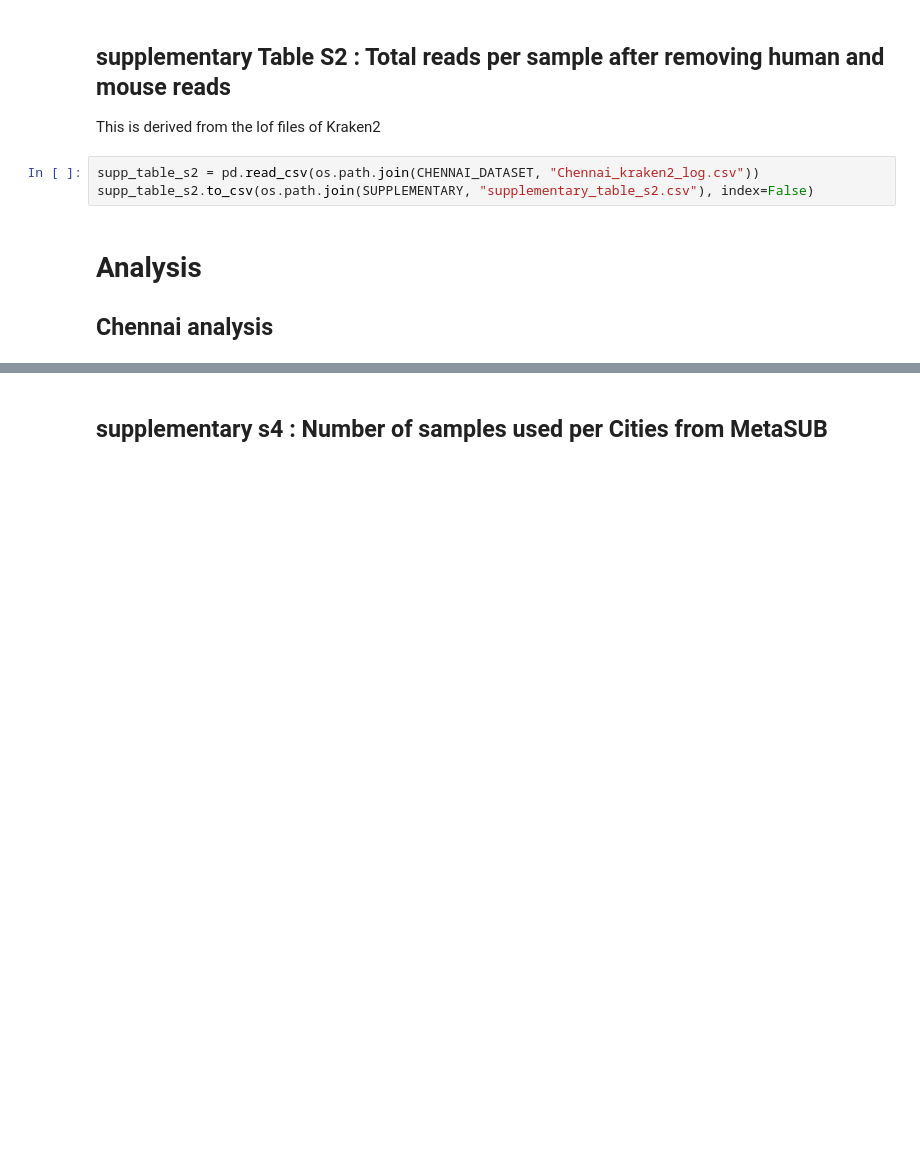
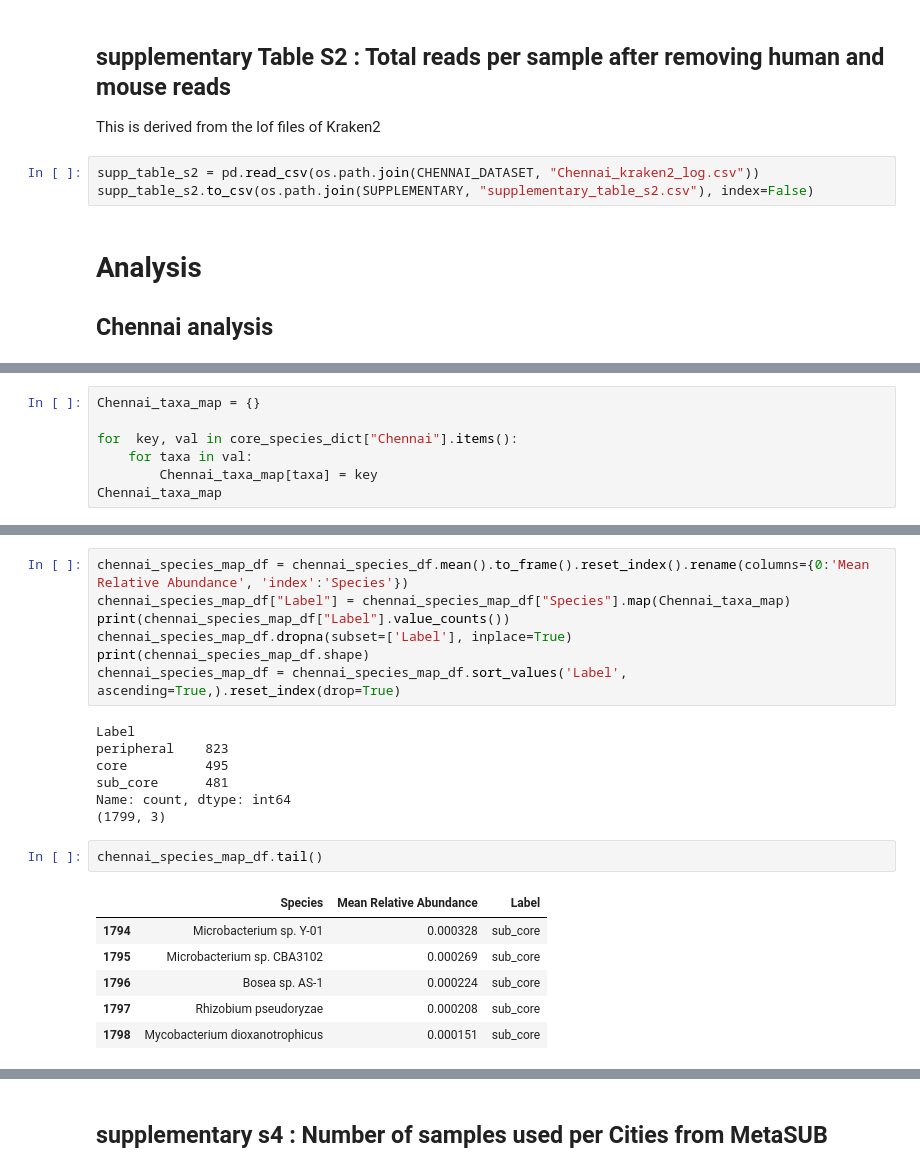
Before and after one commit to IBSE-IITM/MetaSUB-CMRL, a Jupyter notebook: code/microbial_signatures_analysis.ipynb, the cells around one changed output, grey strips where cells are left out. Cells and saved outputs as stored; diff of their text form; blank space fills up the shorter version.

```diff
--- a/code/microbial_signatures_analysis.ipynb
+++ b/code/microbial_signatures_analysis.ipynb
@@ -289,0 +301,7 @@ Iterate through each cities
+# %%
+Chennai_taxa_map = {}
+
+for  key, val in core_species_dict["Chennai"].items():
+    for taxa in val:
+        Chennai_taxa_map[taxa] = key
+Chennai_taxa_map
@@ -289,0 +326,23 @@ Iterate through each cities
+# %%
+chennai_species_map_df = chennai_species_df.mean().to_frame().reset_index().rename(columns={0:'Mean Relative Abundance', 'index':'Species'})
+chennai_species_map_df["Label"] = chennai_species_map_df["Species"].map(Chennai_taxa_map)
+print(chennai_species_map_df["Label"].value_counts())
+chennai_species_map_df.dropna(subset=['Label'], inplace=True)
+print(chennai_species_map_df.shape)
+chennai_species_map_df = chennai_species_map_df.sort_values('Label', ascending=True,).reset_index(drop=True)
+# %% [output]
+Label
+peripheral    823
+core          495
+sub_core      481
+Name: count, dtype: int64
+(1799, 3)
+# %%
+chennai_species_map_df.tail()
+# %% [output]
+|  | Species | Mean Relative Abundance | Label |
+| 1794 | Microbacterium sp. Y-01 | 0.000328 | sub_core |
+| 1795 | Microbacterium sp. CBA3102 | 0.000269 | sub_core |
+| 1796 | Bosea sp. AS-1 | 0.000224 | sub_core |
+| 1797 | Rhizobium pseudoryzae | 0.000208 | sub_core |
+| 1798 | Mycobacterium dioxanotrophicus | 0.000151 | sub_core |
```
Also changed, not shown: parts of 9 cells of this notebook, 25 other files.
